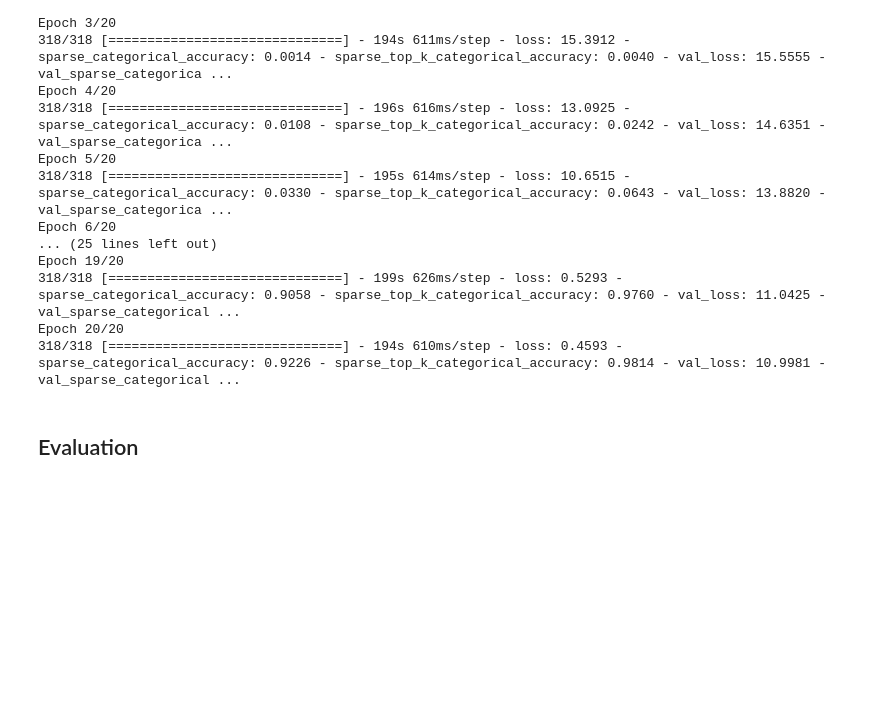
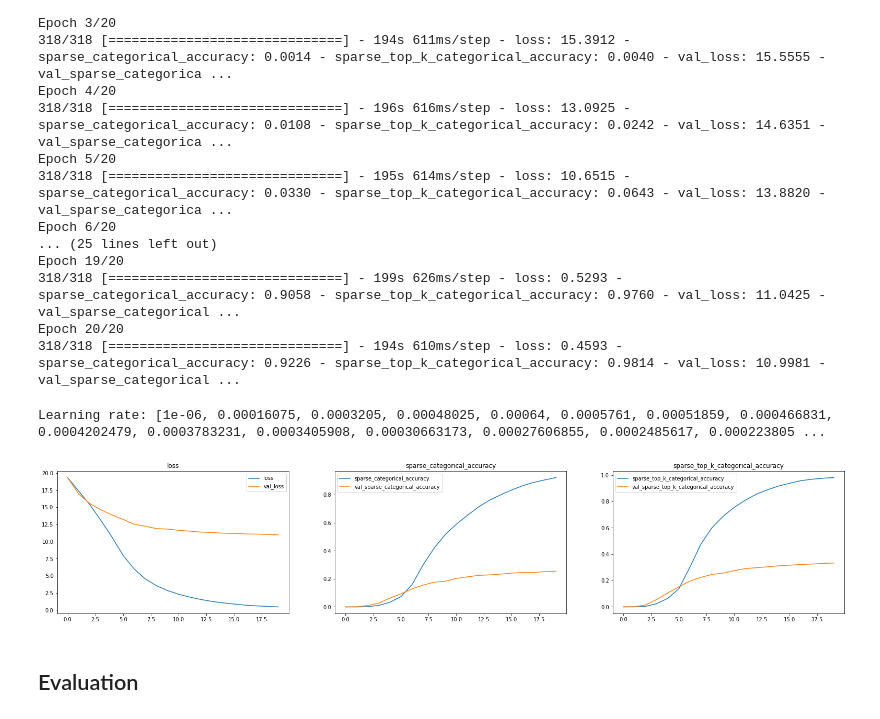
Before and after one commit to hmtu14/HappyWhale, a Jupyter notebook: happywhale_effnet_b3_fork_with_detic_crop.ipynb, the cells around one changed output. Drawn from its saved outputs; the diff is of its cells as text; code cells hidden in the pictures; blank space fills up the shorter version.

```diff
--- a/happywhale_effnet_b3_fork_with_detic_crop.ipynb
+++ b/happywhale_effnet_b3_fork_with_detic_crop.ipynb
@@ -107,7 +107,7 @@ class config:
     ### Model
     model_type = 'effnetv1'
     #EFF_NET = 6
-    EFF_NET = 3
+    EFF_NET = 5
     EFF_NETV2 = 's-21k-ft1k'
     FREEZE_BATCH_NORM = False
     head = 'arcface'
@@ -594,6 +594,18 @@ Epoch 19/20
 318/318 [==============================] - 199s 626ms/step - loss: 0.5293 - sparse_categorical_accuracy: 0.9058 - sparse_top_k_categorical_accuracy: 0.9760 - val_loss: 11.0425 - val_sparse_categorical ...
 Epoch 20/20
 318/318 [==============================] - 194s 610ms/step - loss: 0.4593 - sparse_categorical_accuracy: 0.9226 - sparse_top_k_categorical_accuracy: 0.9814 - val_loss: 10.9981 - val_sparse_categorical ...
+# %%
+print('Learning rate:', history.history['lr'])
+n_col, n_row = 3, 1
+fig, axes = plt.subplots(n_row, n_col, figsize=(9*n_col, 5*n_row))
+for idx, (ax, name) in enumerate(zip(axes, ['loss', 'sparse_categorical_accuracy', 'sparse_top_k_categorical_accuracy'])):
+    ax.title.set_text(name)
+    ax.plot(history.history[name], label=name)
+    ax.plot(history.history['val_'+name], label='val_'+name)
+    ax.legend()
+# %% [output]
+Learning rate: [1e-06, 0.00016075, 0.0003205, 0.00048025, 0.00064, 0.0005761, 0.00051859, 0.000466831, 0.0004202479, 0.0003783231, 0.0003405908, 0.00030663173, 0.00027606855, 0.0002485617, 0.000223805 ...
+[figure, added]
 # %%
 model.load_weights(config.save_dir+f"/{config.MODEL_NAME}_loss.h5")
 # %% [markdown]
```
